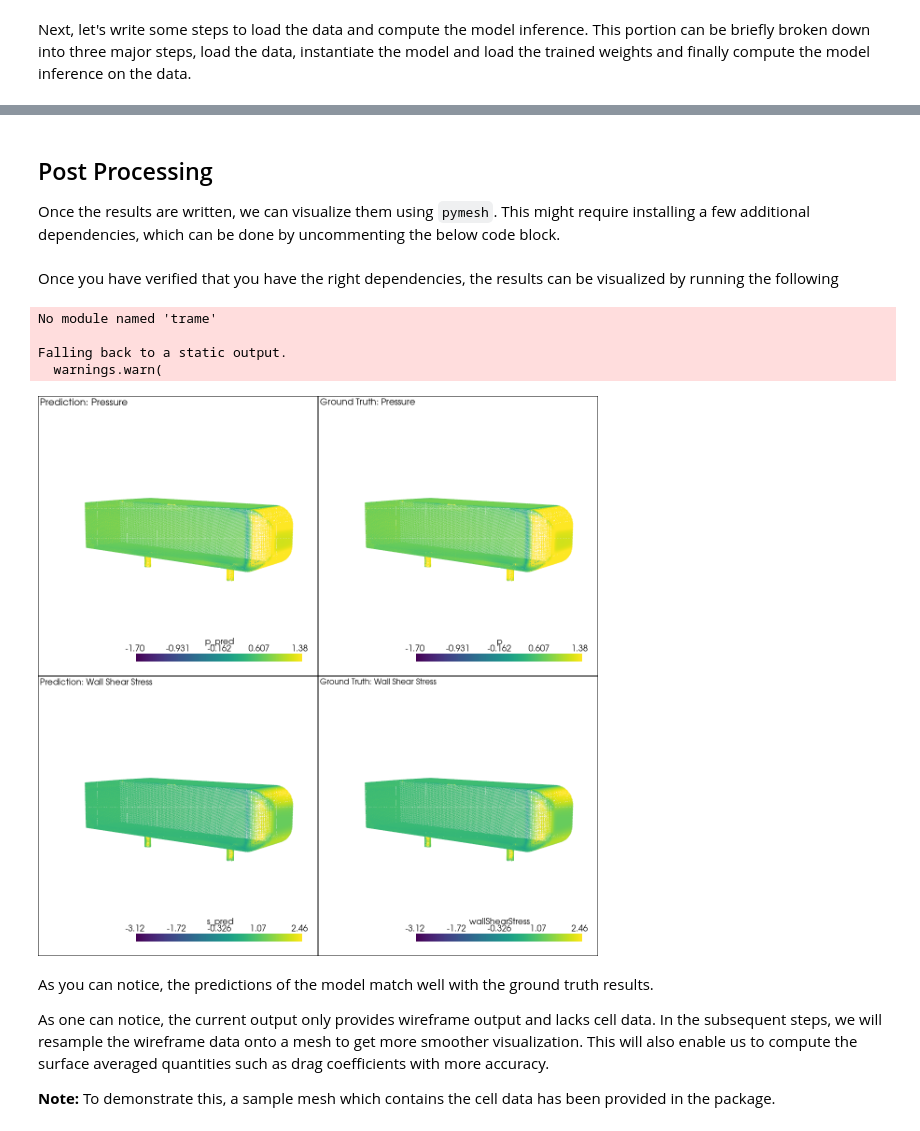
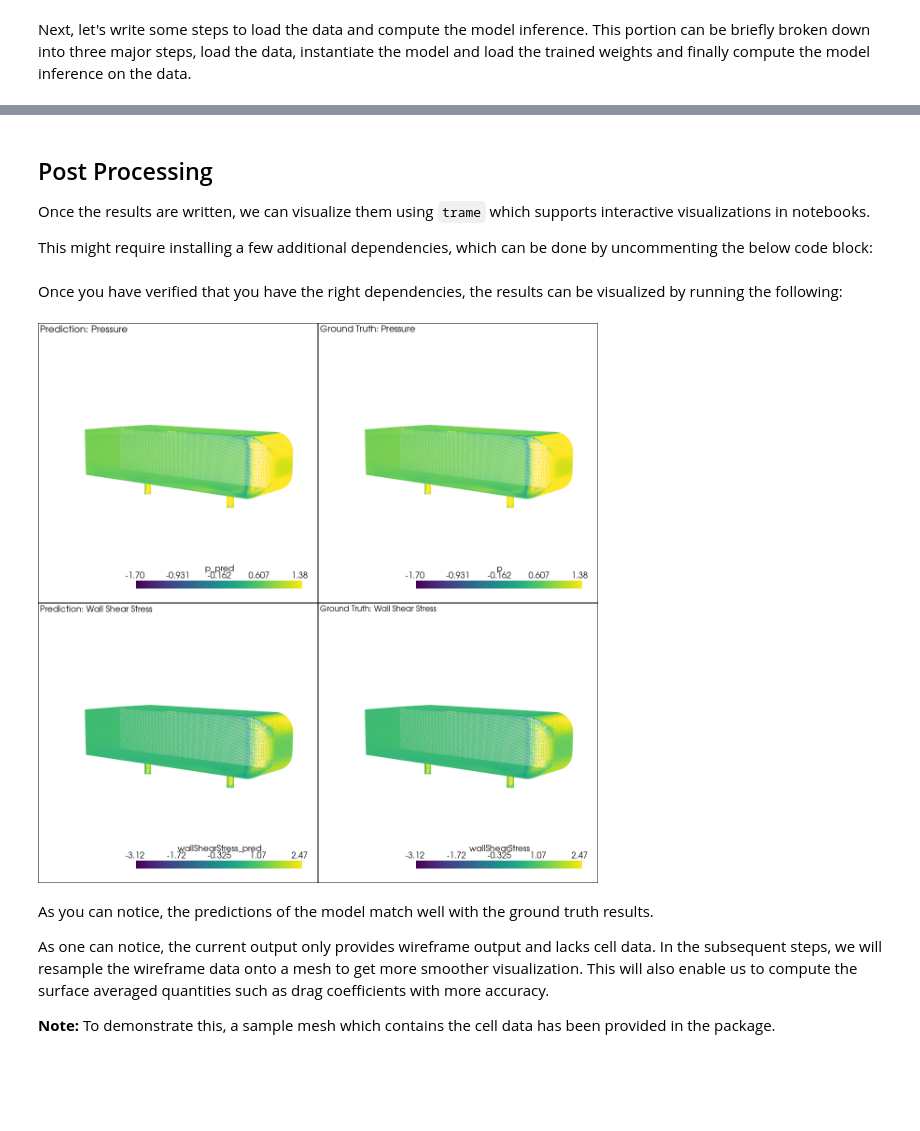
Before and after one commit to swbg/physicsnemo, a Jupyter notebook: examples/cfd/external_aerodynamics/aero_graph_net/inference_analysis/ahmed_body.ipynb, the cells around one changed output, grey strips where cells are left out. Cells and saved outputs as stored; diff of their text form; code cells hidden in the pictures; blank space fills up the shorter version.

```diff
--- a/examples/cfd/external_aerodynamics/aero_graph_net/inference_analysis/ahmed_body.ipynb
+++ b/examples/cfd/external_aerodynamics/aero_graph_net/inference_analysis/ahmed_body.ipynb
@@ -242,4 +158,6 @@ To enable the following instructions: AVX2 FMA, in other operations, rebuild Ten
 # %% [markdown]
 ## Post Processing
 
-Once the results are written, we can visualize them using `pymesh`. This might require installing a few additional dependencies, which can be done by uncommenting the below code block.
+Once the results are written, we can visualize them using `trame` which supports interactive visualizations in notebooks.
+
+This might require installing a few additional dependencies, which can be done by uncommenting the below code block:
@@ -249,49 +167,44 @@ Once the results are written, we can visualize them using `pymesh`. This might r
 # %% [markdown]
-Once you have verified that you have the right dependencies, the results can be visualized by running the following
+Once you have verified that you have the right dependencies, the results can be visualized by running the following:
 # %%
 import pyvista as pv
 import numpy as np
 
-pv.start_xvfb()
 
 camera_position = [(-2.0, 2.0, 0.5), (-0.5, 0.12225, 0.15775), (0, 0, 1)]
 
 result = pv.read("./results_nbk/graph_27.vtp")
 
 p_min = result.point_data["p_pred"].min()
 p_max = result.point_data["p_pred"].max()
-s_min = result.point_data["s_pred"].min()
-s_max = result.point_data["s_pred"].max()
+s_min = result.point_data["wallShearStress_pred"].min()
+s_max = result.point_data["wallShearStress_pred"].max()
 
 plotter = pv.Plotter(shape=(2, 2), window_size=(1200, 1200))
 
 plotter.subplot(0, 0)
 plotter.add_mesh(result, scalars="p_pred", clim=[p_min, p_max])
 plotter.add_text("Prediction: Pressure", position="upper_left", font_size=10)
 plotter.camera_position = camera_position
 
 plotter.subplot(0, 1)
 plotter.add_mesh(result, scalars="p", clim=[p_min, p_max])
 plotter.add_text("Ground Truth: Pressure", position="upper_left", font_size=10)
 plotter.camera_position = camera_position
 
 plotter.subplot(1, 0)
-plotter.add_mesh(result, scalars="s_pred", clim=[s_min, s_max])
+plotter.add_mesh(result, scalars="wallShearStress_pred", clim=[s_min, s_max])
 plotter.add_text("Prediction: Wall Shear Stress", position="upper_left", font_size=10)
 plotter.camera_position = camera_position
 
 plotter.subplot(1, 1)
 plotter.add_mesh(result, scalars="wallShearStress", clim=[s_min, s_max])
 plotter.add_text("Ground Truth: Wall Shear Stress", position="upper_left", font_size=10)
 plotter.camera_position = camera_position
 
 plotter.show()
 # %% [output]
-No module named 'trame'
-
-Falling back to a static output.
-  warnings.warn(
-[figure, old version]
+[figure, new version]
 # %% [markdown]
 As you can notice, the predictions of the model match well with the ground truth results.
 
```
Also changed, not shown: parts of 11 cells of this notebook, 35 other files.
